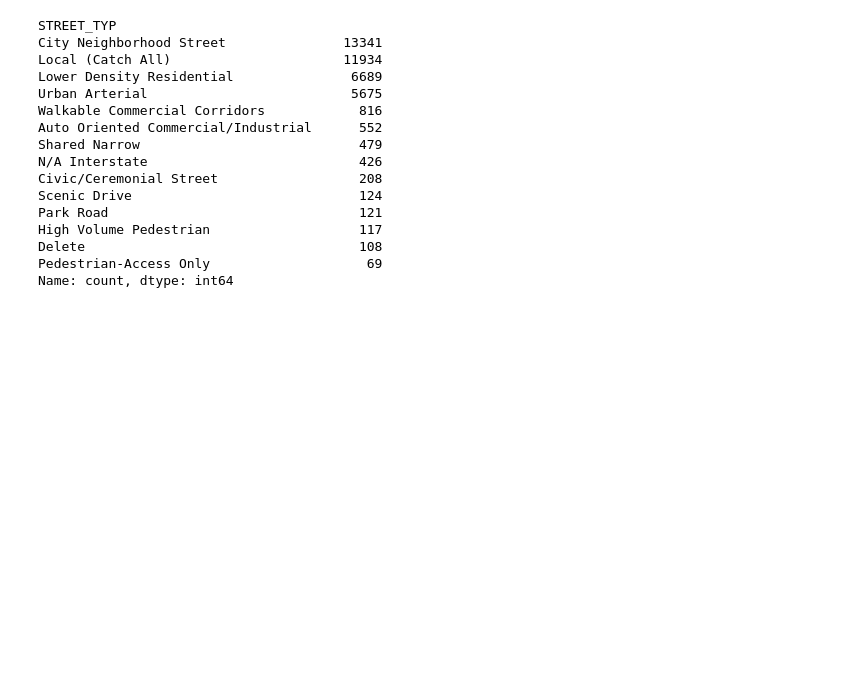
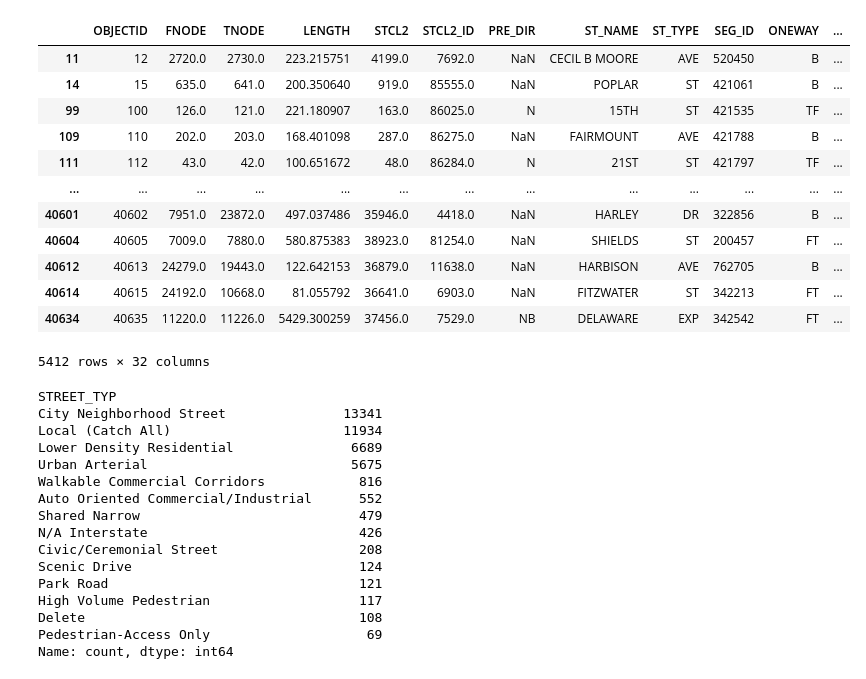
Before and after one commit to kjl346/Parkadelphia-v2, a Jupyter notebook: src/exploring.ipynb, the cells around one changed output. Saved outputs shown, nothing was run; the diff lists cells and outputs as text; code cells hidden in the pictures; blank space fills up the shorter version.

```diff
--- a/src/exploring.ipynb
+++ b/src/exploring.ipynb
@@ -58,0 +70,2 @@ complete_streets.head()
+# %%
+testing = pd.merge(street_centerlines,street_nodes[['X','Y','intersecti','node_id']],left_on=['fnode_'],right_on='node_id',validate='many_to_one',how='left')
@@ -59,3 +94,19 @@ complete_streets.head()
+# %%
+testing[testing.X.isna()]
+# %% [output]
+|  | OBJECTID | FNODE | TNODE | LENGTH | STCL2 | STCL2_ID | PRE_DIR | ST_NAME | ST_TYPE | SEG_ID | ONEWAY | ... |
+| 11 | 12 | 2720.0 | 2730.0 | 223.215751 | 4199.0 | 7692.0 | NaN | CECIL B MOORE | AVE | 520450 | B | ... |
+| 14 | 15 | 635.0 | 641.0 | 200.350640 | 919.0 | 85555.0 | NaN | POPLAR | ST | 421061 | B | ... |
+| 99 | 100 | 126.0 | 121.0 | 221.180907 | 163.0 | 86025.0 | N | 15TH | ST | 421535 | TF | ... |
+| 109 | 110 | 202.0 | 203.0 | 168.401098 | 287.0 | 86275.0 | NaN | FAIRMOUNT | AVE | 421788 | B | ... |
+| 111 | 112 | 43.0 | 42.0 | 100.651672 | 48.0 | 86284.0 | N | 21ST | ST | 421797 | TF | ... |
+| ... | ... | ... | ... | ... | ... | ... | ... | ... | ... | ... | ... | ... |
+| 40601 | 40602 | 7951.0 | 23872.0 | 497.037486 | 35946.0 | 4418.0 | NaN | HARLEY | DR | 322856 | B | ... |
+| 40604 | 40605 | 7009.0 | 7880.0 | 580.875383 | 38923.0 | 81254.0 | NaN | SHIELDS | ST | 200457 | FT | ... |
+| 40612 | 40613 | 24279.0 | 19443.0 | 122.642153 | 36879.0 | 11638.0 | NaN | HARBISON | AVE | 762705 | B | ... |
+| 40614 | 40615 | 24192.0 | 10668.0 | 81.055792 | 36641.0 | 6903.0 | NaN | FITZWATER | ST | 342213 | FT | ... |
+| 40634 | 40635 | 11220.0 | 11226.0 | 5429.300259 | 37456.0 | 7529.0 | NB | DELAWARE | EXP | 342542 | FT | ... |
+5412 rows × 32 columns
 # %%
 def get_valid_optins(df,column):
     print(df[column].value_counts())
```
Also changed, not shown: parts of 18 cells of this notebook, 2 other files.
